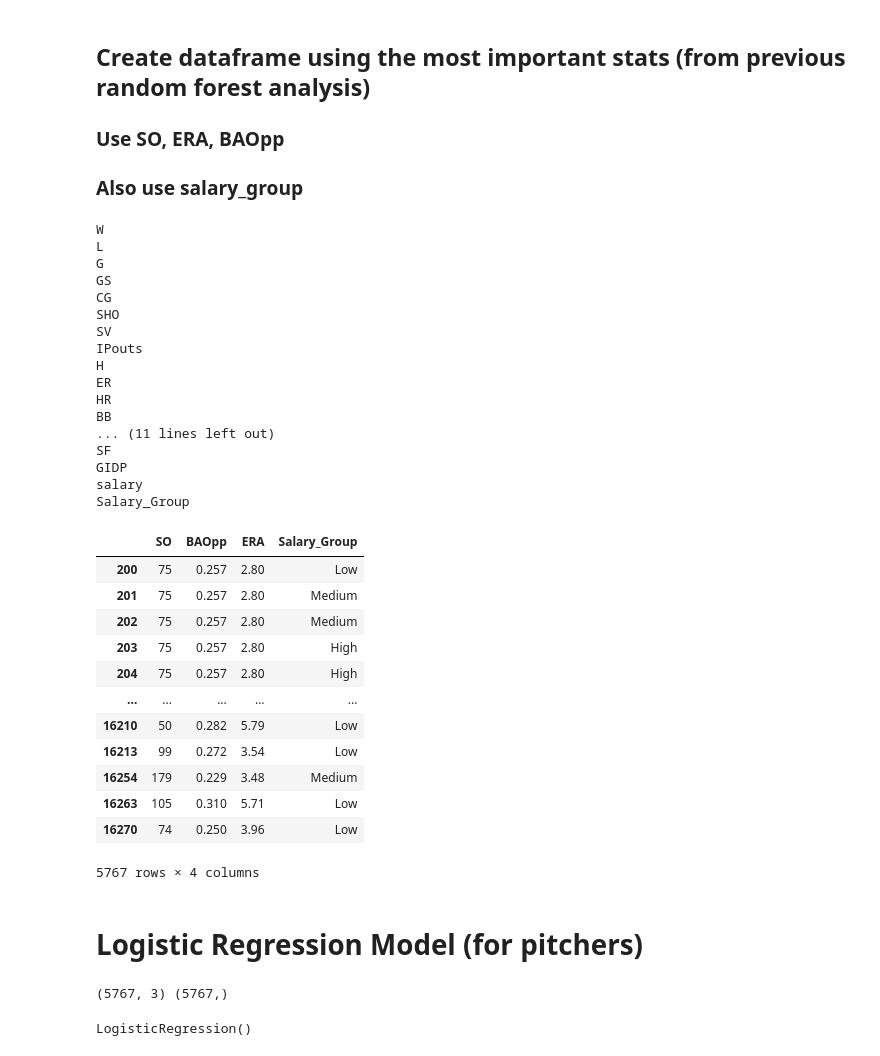
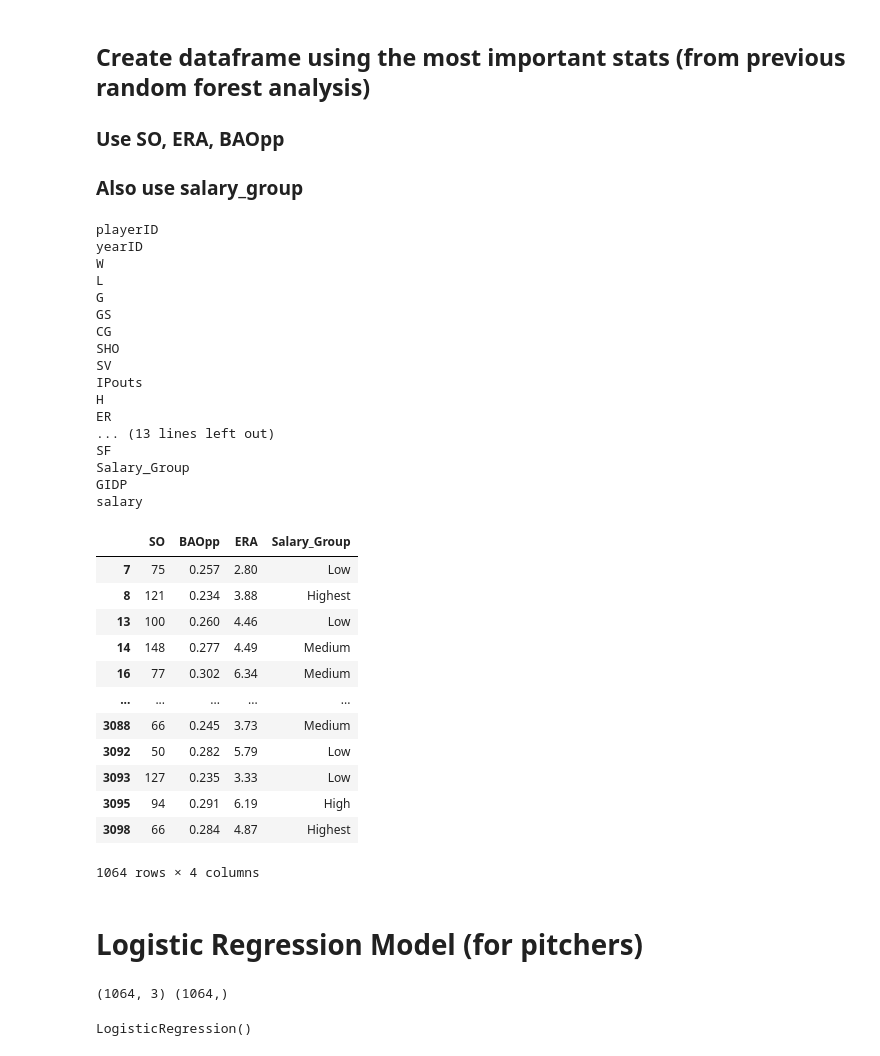
Before and after one commit to moormeierz/final-project, a Jupyter notebook: pitchers.ipynb, the cells around one changed output. Saved outputs shown, nothing was run; the diff lists cells and outputs as text; code cells hidden in the pictures.

```diff
--- a/pitchers.ipynb
+++ b/pitchers.ipynb
@@ -75,6 +75,6 @@ salary_2016
 # %%
 # merge pitcher and salary datasets
 
-merge_df = pd.merge(pitcher_2016, salary_2016, on="playerID", how="inner")
+merge_df = pd.merge(pitcher_2016, salary_2016, on=["playerID","yearID"], how="inner")
 merge_df
 # %% [output]
@@ -94,7 +94,7 @@ merge_df
 # %%
 # drop unwanted columns
 
-na_df = merge_df.drop(['playerID','yearID_x','stint','teamID_x','lgID_x','yearID_y','teamID_y','lgID_y'], axis = 1)
+na_df = merge_df.drop(['stint','teamID_x','lgID_x','teamID_y','lgID_y'], axis = 1)
 
 na_df
 # %% [output]
@@ -201,7 +202,7 @@ new_df
 # %%
 #new_df.to_csv('data/salary_data.csv')
 # %%
-salary_bins = pd.cut(df.salary,bins=[0,593750,4250000,10000000,33000000],labels=['Low','Medium','High','Highest'])
+salary_bins = pd.cut(df.salary,bins=[0,519537,3547500,9159375,33000000],labels=['Low','Medium','High','Highest'])
 
 salary_bins
 # %% [output]
@@ -361,6 +362,8 @@ ml_df_2.plot.bar()
 for col in games_over_ten.columns:
     print(col)
 # %% [output]
+playerID
+yearID
 W
 L
 G
@@ -371,57 +374,57 @@ SV
 IPouts
 H
 ER
-HR
-BB
-... (11 lines left out)
+... (13 lines left out)
 SF
+Salary_Group
 GIDP
 salary
-Salary_Group
 # %%
 # drop unwanted columns in df
 
 log_data = games_over_ten.drop([
 'W',
 'L',
 'G',
 'GS',
 'CG',
 'SHO',
 'SV',
 'IPouts',
 'H',
 'ER',
 'HR',
 'BB',
 'IBB',
 'WP',
 'HBP',
 'BK',
 'BFP',
 'GF',
 'R',
 'SH',
 'SF',
 'GIDP',
-'salary'
+'salary',
+'playerID',
+'yearID'
                    ], axis = 1)
 
 log_data
 # %% [output]
 |  | SO | BAOpp | ERA | Salary_Group |
-| 200 | 75 | 0.257 | 2.80 | Low |
-| 201 | 75 | 0.257 | 2.80 | Medium |
-| 202 | 75 | 0.257 | 2.80 | Medium |
-| 203 | 75 | 0.257 | 2.80 | High |
-| 204 | 75 | 0.257 | 2.80 | High |
+| 7 | 75 | 0.257 | 2.80 | Low |
+| 8 | 121 | 0.234 | 3.88 | Highest |
+| 13 | 100 | 0.260 | 4.46 | Low |
+| 14 | 148 | 0.277 | 4.49 | Medium |
+| 16 | 77 | 0.302 | 6.34 | Medium |
 | ... | ... | ... | ... | ... |
-| 16210 | 50 | 0.282 | 5.79 | Low |
-| 16213 | 99 | 0.272 | 3.54 | Low |
-| 16254 | 179 | 0.229 | 3.48 | Medium |
-| 16263 | 105 | 0.310 | 5.71 | Low |
-| 16270 | 74 | 0.250 | 3.96 | Low |
+| 3088 | 66 | 0.245 | 3.73 | Medium |
+| 3092 | 50 | 0.282 | 5.79 | Low |
+| 3093 | 127 | 0.235 | 3.33 | Low |
+| 3095 | 94 | 0.291 | 6.19 | High |
+| 3098 | 66 | 0.284 | 4.87 | Highest |
-5767 rows × 4 columns
+1064 rows × 4 columns
 # %% [markdown]
 # Logistic Regression Model (for pitchers)
 # %%
@@ -430,7 +433,7 @@ X = log_data.drop("Salary_Group", axis=1)
 y = log_data["Salary_Group"]
 print(X.shape, y.shape)
 # %% [output]
-(5767, 3) (5767,)
+(1064, 3) (1064,)
 # %%
 from sklearn.model_selection import train_test_split
 
```
Also changed, not shown: parts of 21 cells of this notebook, 4 other files.
